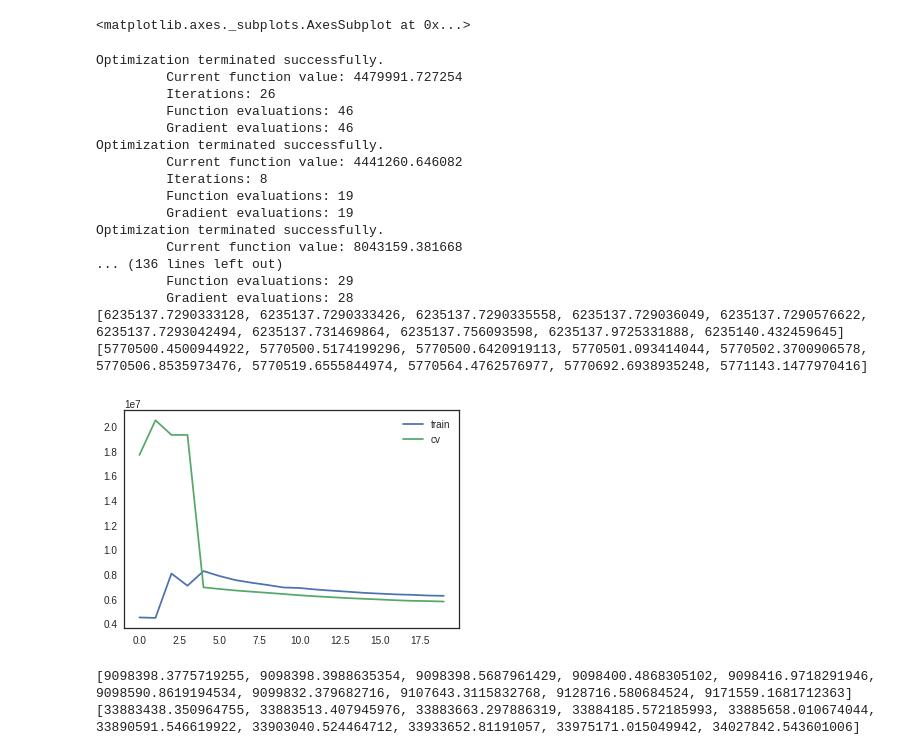
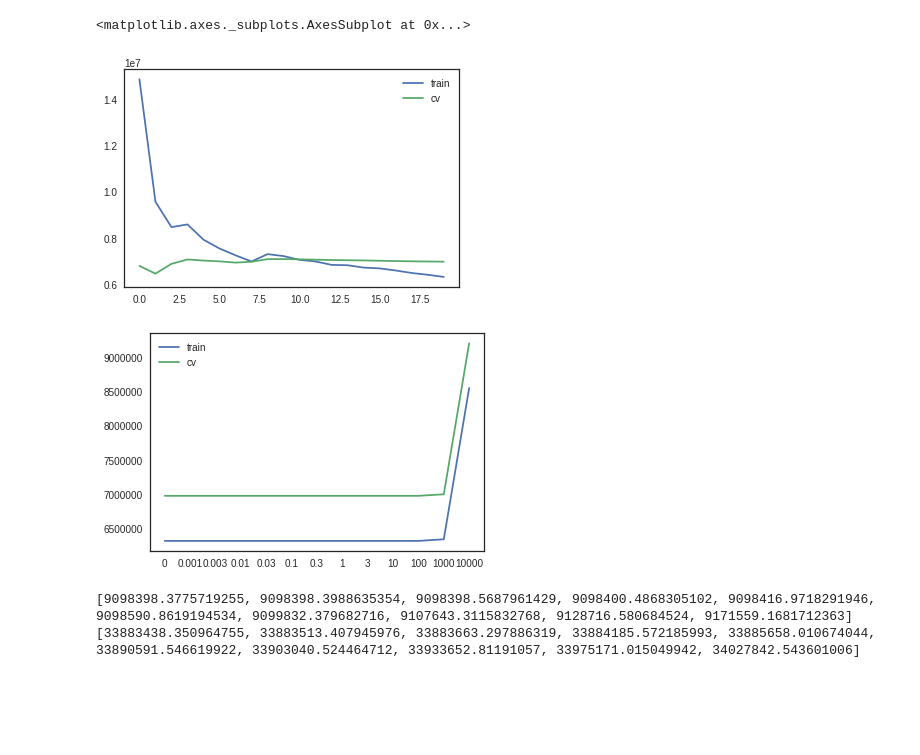
Before and after one commit to jonathanschmitz/car-price-modelling, a Jupyter notebook: car-prices.ipynb, the cells around one changed output. Cells and saved outputs as stored; diff of their text form; code cells hidden in the pictures; blank space fills up the shorter version.

```diff
--- a/car-prices.ipynb
+++ b/car-prices.ipynb
@@ -245,26 +248,13 @@ def fit_params(x, y):
     theta = train_parameters(train_x, train_y, cv_x, cv_y)
 # %%
 # try to fit model
-fit_params(cars[cars.model=="golf"].loc[:, ("powerPS", "kilometer", "age")], cars.price[cars.model=="golf"])
+import main
+import importlib
+importlib.reload(main)
+main.fit_params(cars[cars.model=="golf"].loc[:, ("powerPS", "kilometer", "age")], cars.price[cars.model=="golf"])
 # %% [output]
-Optimization terminated successfully.
-         Current function value: 4479991.727254
-         Iterations: 26
-         Function evaluations: 46
-         Gradient evaluations: 46
-Optimization terminated successfully.
-         Current function value: 4441260.646082
-         Iterations: 8
-         Function evaluations: 19
-         Gradient evaluations: 19
-Optimization terminated successfully.
-         Current function value: 8043159.381668
-... (136 lines left out)
-         Function evaluations: 29
-         Gradient evaluations: 28
-[6235137.7290333128, 6235137.7290333426, 6235137.7290335558, 6235137.729036049, 6235137.7290576622, 6235137.7293042494, 6235137.731469864, 6235137.756093598, 6235137.9725331888, 6235140.432459645]
-[5770500.4500944922, 5770500.5174199296, 5770500.6420919113, 5770501.093414044, 5770502.3700906578, 5770506.8535973476, 5770519.6555844974, 5770564.4762576977, 5770692.6938935248, 5771143.1477970416]
-[figure, old version]
+[figure, new version]
+[figure, added]
 # %%
 fit_params(cars[cars.model=="3er"].loc[:, ("powerPS", "kilometer", "age")], cars.price[cars.model=="3er"])
 # %% [output]
```
Also changed, not shown: parts of 5 cells of this notebook.
